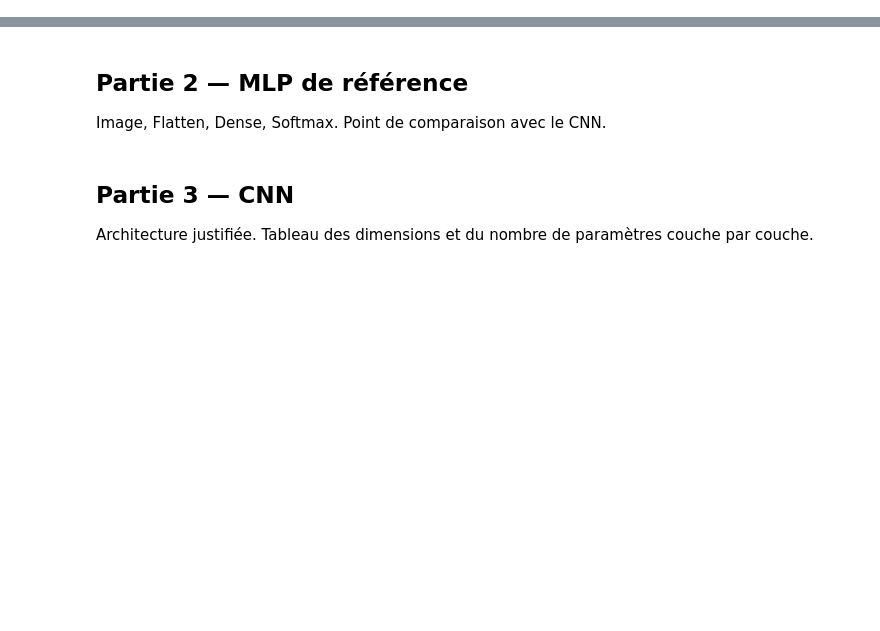
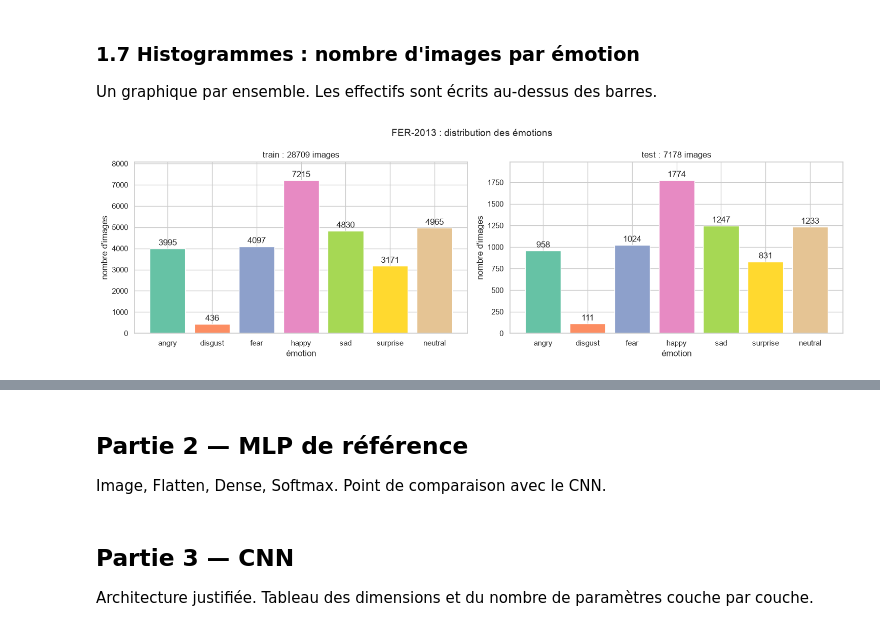
Before and after one commit to Faatima24/projet-dl, a Jupyter notebook: notebooks/expressions_faciales.ipynb, the cells around one changed output, grey strips where cells are left out. Saved outputs shown, nothing was run; the diff lists cells and outputs as text; code cells hidden in the pictures; blank space fills up the shorter version.

Commit message:
data preparation

```diff
--- a/notebooks/expressions_faciales.ipynb
+++ b/notebooks/expressions_faciales.ipynb
@@ -4,0 +88,10 @@ Source, licence, effectifs par classe, dimensions, format, déséquilibre, exemp
+# %%
+candidates = [Path("../data"), Path("data"), Path("/content/data")]
+DATA_DIR = next((path for path in candidates if (path / "train").is_dir()), None)
+assert DATA_DIR is not None, "Dossier data/ introuvable : renseigner DATA_DIR à la main."
+
+for split in SPLITS:
+    folders = sorted(path.name for path in (DATA_DIR / split).iterdir() if path.is_dir())
+    assert set(folders) == set(CLASS_NAMES), f"{split} : dossiers inattendus {folders}"
+
+DATA_DIR.resolve()
@@ -4,0 +104,10 @@ Source, licence, effectifs par classe, dimensions, format, déséquilibre, exemp
+# %%
+image_paths = {
+    split: {
+        name: sorted((DATA_DIR / split / name).glob("*.jpg"))
+        for name in CLASS_NAMES
+    }
+    for split in SPLITS
+}
+
+image_paths["train"]["happy"][:3]
@@ -4,0 +120,8 @@ Source, licence, effectifs par classe, dimensions, format, déséquilibre, exemp
+# %%
+counts = pd.DataFrame(
+    {split: {name: len(paths) for name, paths in image_paths[split].items()} for split in SPLITS}
+).loc[CLASS_NAMES]
+
+counts["total"] = counts.sum(axis=1)
+counts.loc["total"] = counts.sum()
+counts
@@ -4,0 +195,22 @@ Source, licence, effectifs par classe, dimensions, format, déséquilibre, exemp
+# %% [markdown]
+### 1.7 Histogrammes : nombre d'images par émotion
+
+Un graphique par ensemble. Les effectifs sont écrits au-dessus des barres.
+# %%
+palette = sns.color_palette("Set2", NUM_CLASSES)
+
+fig, axes = plt.subplots(1, 2, figsize=(15, 4.8))
+for ax, split in zip(axes, SPLITS):
+    values = counts.loc[CLASS_NAMES, split]
+    bars = ax.bar(CLASS_NAMES, values, color=palette)
+    ax.bar_label(bars, padding=2)
+    ax.set_title(f"{split} : {values.sum()} images")
+    ax.set_xlabel("émotion")
+    ax.set_ylabel("nombre d'images")
+    ax.margins(y=0.12)
+
+plt.suptitle("FER-2013 : distribution des émotions", fontsize=14)
+plt.tight_layout()
+plt.show()
+# %% [output]
+[figure, added]
```
Also changed, not shown: parts of 48 cells of this notebook, 4 other files.
